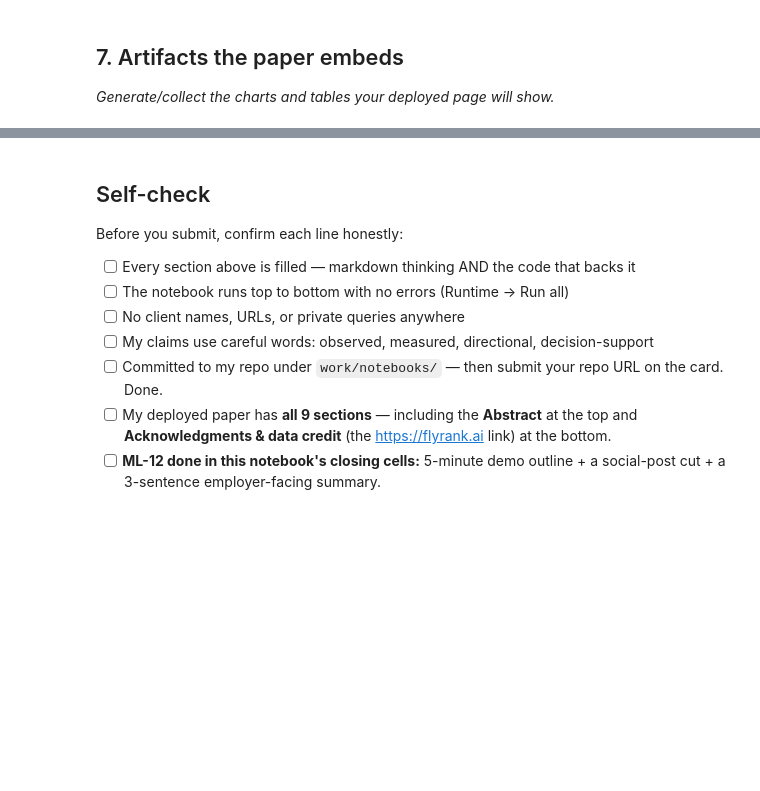
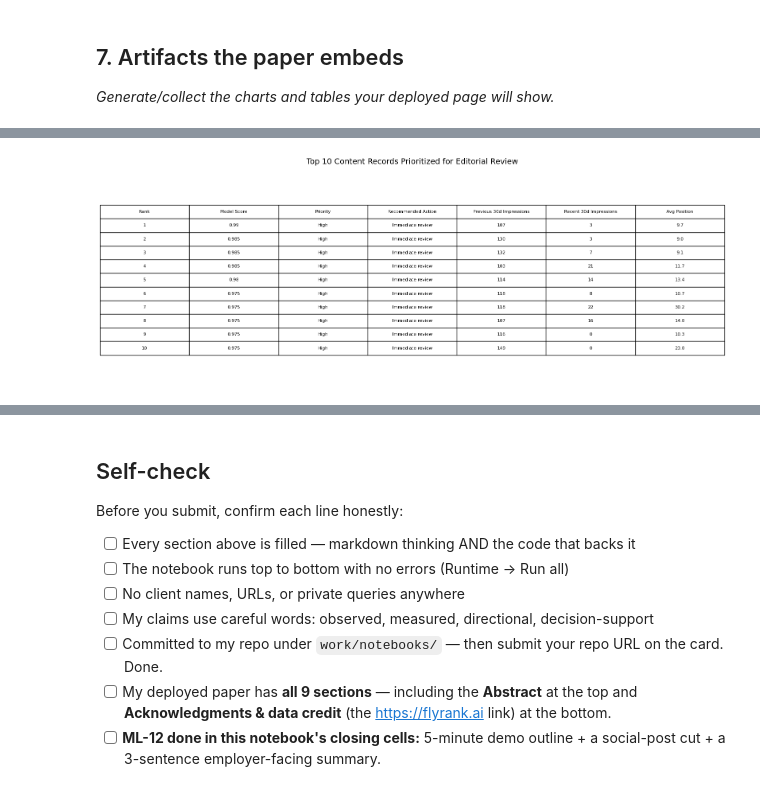
Before and after one commit to samanashfaq05/flyrank-ml-internship, a Jupyter notebook: work/notebooks/capstone.ipynb, the cells around one changed output, grey strips where cells are left out. Cells and saved outputs as stored; diff of their text form; code cells hidden in the pictures; blank space fills up the shorter version.

```diff
--- a/work/notebooks/capstone.ipynb
+++ b/work/notebooks/capstone.ipynb
@@ -587,0 +1169,91 @@ NameError: name 'test_df' is not defined
+# %%
+# ============================================================
+# ARTIFACT 4: TOP 10 RANKED RECOMMENDATIONS TABLE
+# ============================================================
+
+import matplotlib.pyplot as plt
+import pandas as pd
+import os
+
+# Select columns for presentation
+table_cols = [
+    "rank",
+    "model_score",
+    "priority",
+    "recommended_action",
+    "impressions_prev_30d",
+    "impressions_last_30d",
+    "avg_position_90d"
+]
+
+# Create Top 10 table
+top10_table = top20[table_cols].head(10).copy()
+
+# Round model score
+top10_table["model_score"] = top10_table["model_score"].round(3)
+
+# Shorten action text for display
+top10_table["recommended_action"] = (
+    top10_table["recommended_action"]
+    .replace(
+        "Review immediately for possible refresh or recovery action",
+        "Immediate review"
+    )
+)
+
+# Rename columns for clean presentation
+top10_table = top10_table.rename(columns={
+    "rank": "Rank",
+    "model_score": "Model Score",
+    "priority": "Priority",
+    "recommended_action": "Recommended Action",
+    "impressions_prev_30d": "Previous 30d Impressions",
+    "impressions_last_30d": "Recent 30d Impressions",
+    "avg_position_90d": "Avg Position"
+})
+
+# Create figure
+fig, ax = plt.subplots(figsize=(16, 6))
+
+ax.axis("off")
+
+table = ax.table(
+    cellText=top10_table.values,
+    colLabels=top10_table.columns,
+    cellLoc="center",
+    loc="center"
+)
+
+table.auto_set_font_size(False)
+table.set_fontsize(8)
+table.scale(1, 1.8)
+
+plt.title(
+    "Top 10 Content Records Prioritized for Editorial Review",
+    fontsize=14,
+    pad=20
+)
+
+plt.tight_layout()
+
+# Save artifact
+output_path = "work/outputs/top10_ranked_recommendations.png"
+
+plt.savefig(
+    output_path,
+    dpi=300,
+    bbox_inches="tight"
+)
+
+plt.show()
+
+print("ARTIFACT SAVED")
+print("=" * 70)
+print("Saved:", output_path)
+
+print("\nTop 10 recommendations:")
+print(
+    top10_table.to_string(index=False)
+)
+# %% [output]
+[figure, added]
```
Also changed, not shown: parts of 18 cells of this notebook.
